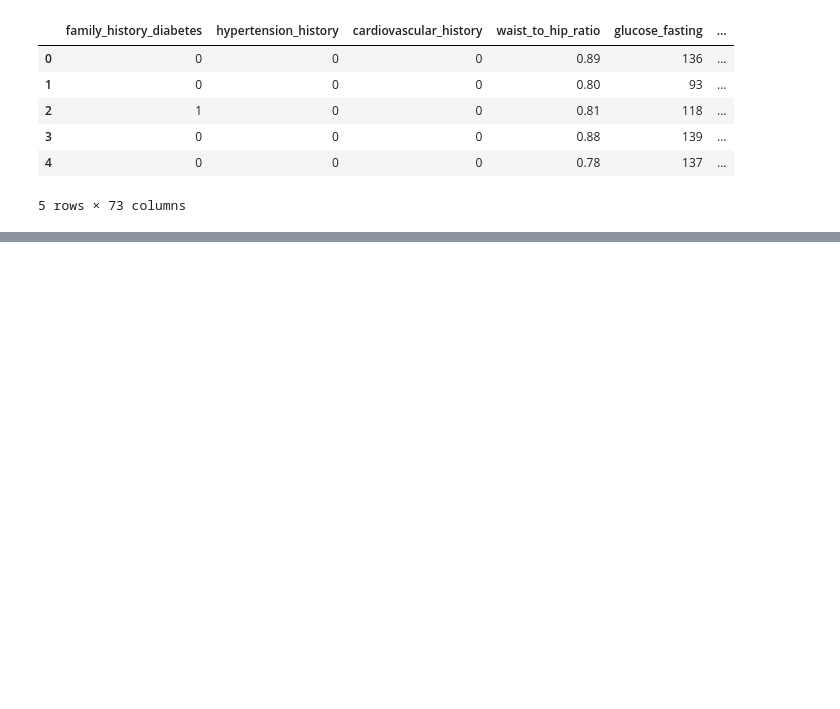
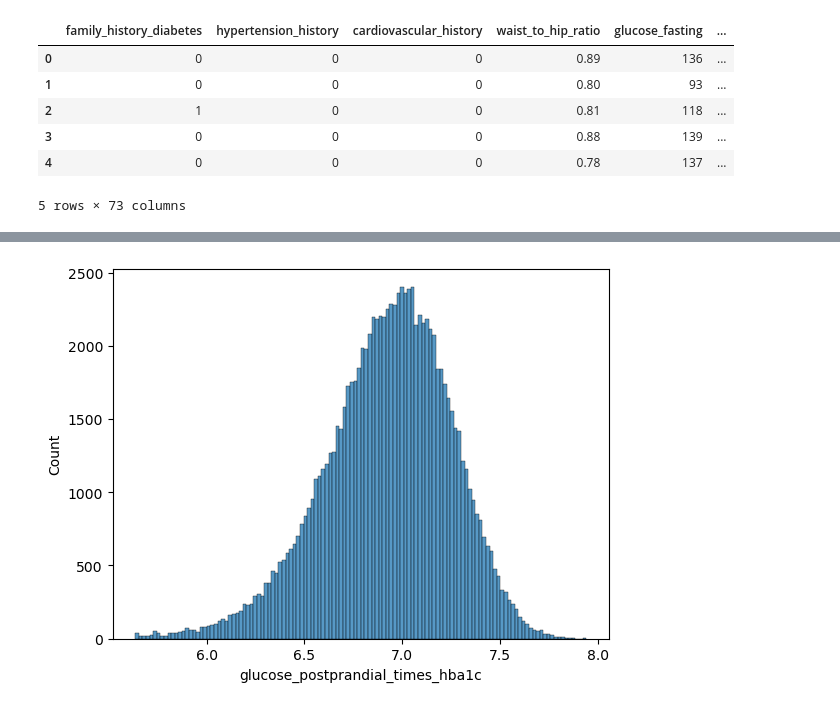
Before and after one commit to Sebastijan-Dominis/diabetes-insight, a Jupyter notebook: training/diabetes_data_preparation.ipynb, the cells around one changed output, grey strips where cells are left out. Cells and saved outputs as stored; diff of their text form; code cells hidden in the pictures; blank space fills up the shorter version.

```diff
--- a/training/diabetes_data_preparation.ipynb
+++ b/training/diabetes_data_preparation.ipynb
@@ -263,0 +272,4 @@ df_eng.head()
+# %%
+sns.histplot(np.log(df_eng["glucose_postprandial_times_hba1c"]));
+# %% [output]
+[figure, added]
```
Also changed, not shown: parts of 7 cells of this notebook, 3 other files.
